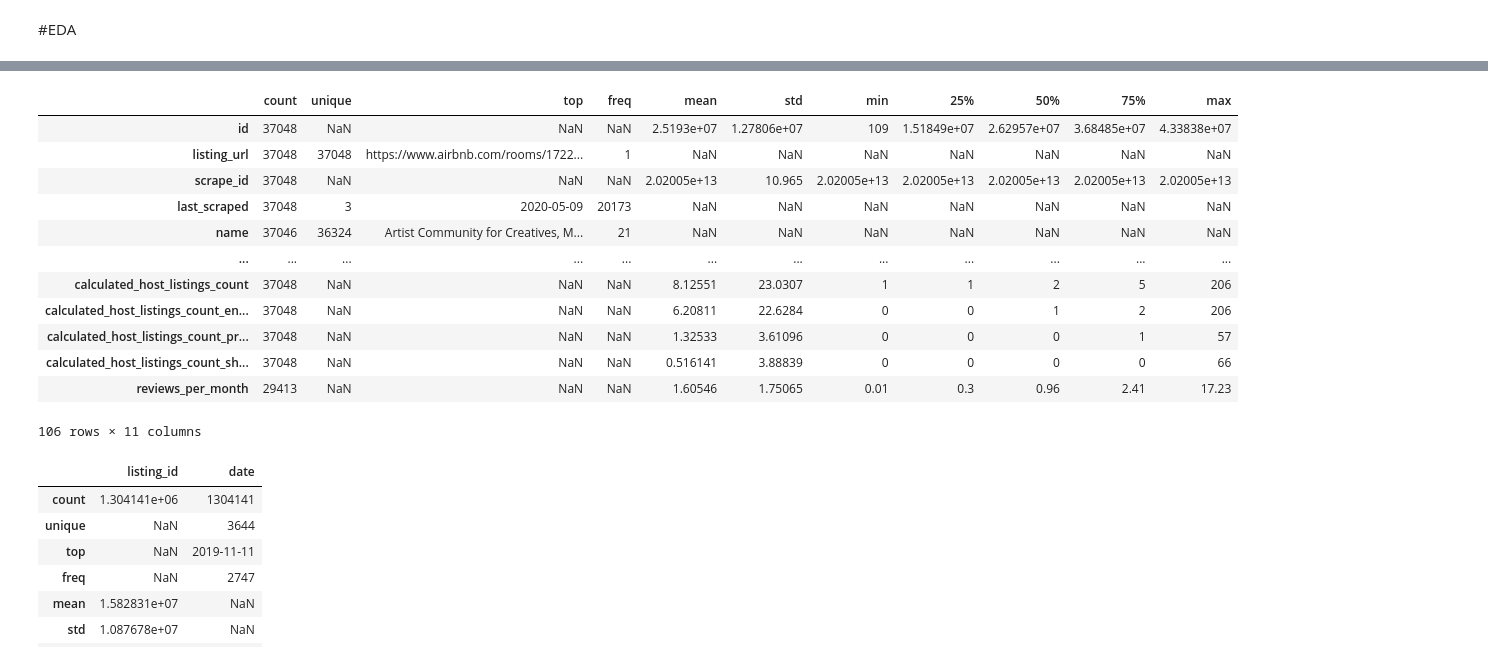
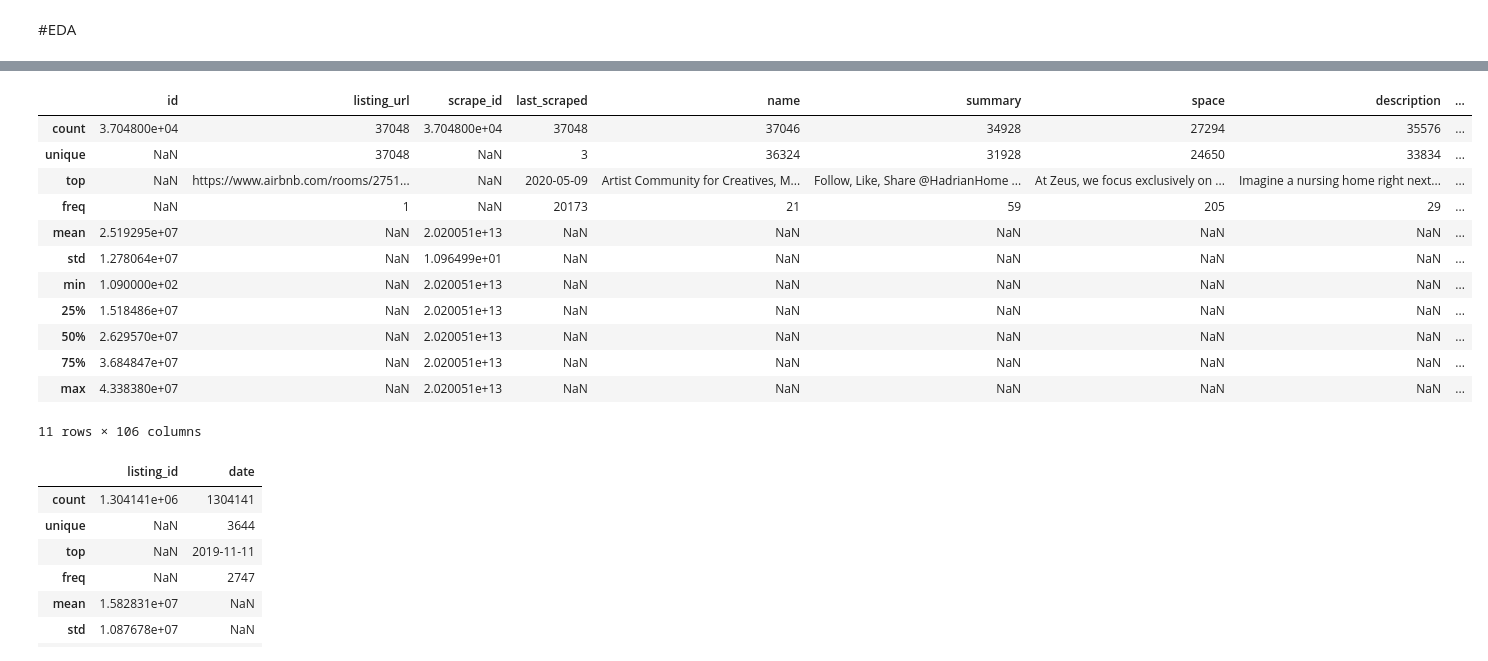
Before and after one commit to mark-baole/AirBnB-Los-Angeles, a Jupyter notebook: ML_AirBnB Los Angeles.ipynb, the cells around one changed output, grey strips where cells are left out. Cells and saved outputs as stored; diff of their text form; code cells hidden in the pictures.

```diff
--- a/ML_AirBnB Los Angeles.ipynb
+++ b/ML_AirBnB Los Angeles.ipynb
@@ -114,19 +124,19 @@ listings.describe(include='all').T
 # %%
-detailed_listings.describe(include='all').T
+detailed_listings.describe(include='all')
 # %% [output]
-|  | count | unique | top | freq | mean | std | min | 25% | 50% | 75% | max |
-| id | 37048 | NaN | NaN | NaN | 2.5193e+07 | 1.27806e+07 | 109 | 1.51849e+07 | 2.62957e+07 | 3.68485e+07 | 4.33838e+07 |
-| listing_url | 37048 | 37048 | https://www.airbnb.com/rooms/1722... | 1 | NaN | NaN | NaN | NaN | NaN | NaN | NaN |
-| scrape_id | 37048 | NaN | NaN | NaN | 2.02005e+13 | 10.965 | 2.02005e+13 | 2.02005e+13 | 2.02005e+13 | 2.02005e+13 | 2.02005e+13 |
-| last_scraped | 37048 | 3 | 2020-05-09 | 20173 | NaN | NaN | NaN | NaN | NaN | NaN | NaN |
-| name | 37046 | 36324 | Artist Community for Creatives, M... | 21 | NaN | NaN | NaN | NaN | NaN | NaN | NaN |
-| ... | ... | ... | ... | ... | ... | ... | ... | ... | ... | ... | ... |
-| calculated_host_listings_count | 37048 | NaN | NaN | NaN | 8.12551 | 23.0307 | 1 | 1 | 2 | 5 | 206 |
-| calculated_host_listings_count_en... | 37048 | NaN | NaN | NaN | 6.20811 | 22.6284 | 0 | 0 | 1 | 2 | 206 |
-| calculated_host_listings_count_pr... | 37048 | NaN | NaN | NaN | 1.32533 | 3.61096 | 0 | 0 | 0 | 1 | 57 |
-| calculated_host_listings_count_sh... | 37048 | NaN | NaN | NaN | 0.516141 | 3.88839 | 0 | 0 | 0 | 0 | 66 |
-| reviews_per_month | 29413 | NaN | NaN | NaN | 1.60546 | 1.75065 | 0.01 | 0.3 | 0.96 | 2.41 | 17.23 |
+|  | id | listing_url | scrape_id | last_scraped | name | summary | space | description | ... |
+| count | 3.704800e+04 | 37048 | 3.704800e+04 | 37048 | 37046 | 34928 | 27294 | 35576 | ... |
+| unique | NaN | 37048 | NaN | 3 | 36324 | 31928 | 24650 | 33834 | ... |
+| top | NaN | https://www.airbnb.com/rooms/2751... | NaN | 2020-05-09 | Artist Community for Creatives, M... | Follow, Like, Share @HadrianHome ... | At Zeus, we focus exclusively on ... | Imagine a nursing home right next... | ... |
+| freq | NaN | 1 | NaN | 20173 | 21 | 59 | 205 | 29 | ... |
+| mean | 2.519295e+07 | NaN | 2.020051e+13 | NaN | NaN | NaN | NaN | NaN | ... |
+| std | 1.278064e+07 | NaN | 1.096499e+01 | NaN | NaN | NaN | NaN | NaN | ... |
+| min | 1.090000e+02 | NaN | 2.020051e+13 | NaN | NaN | NaN | NaN | NaN | ... |
+| 25% | 1.518486e+07 | NaN | 2.020051e+13 | NaN | NaN | NaN | NaN | NaN | ... |
+| 50% | 2.629570e+07 | NaN | 2.020051e+13 | NaN | NaN | NaN | NaN | NaN | ... |
+| 75% | 3.684847e+07 | NaN | 2.020051e+13 | NaN | NaN | NaN | NaN | NaN | ... |
+| max | 4.338380e+07 | NaN | 2.020051e+13 | NaN | NaN | NaN | NaN | NaN | ... |
-106 rows × 11 columns
+11 rows × 106 columns
 # %%
 reviews.describe(include='all')
 # %% [output]
```
Also changed, not shown: parts of 18 cells of this notebook.
